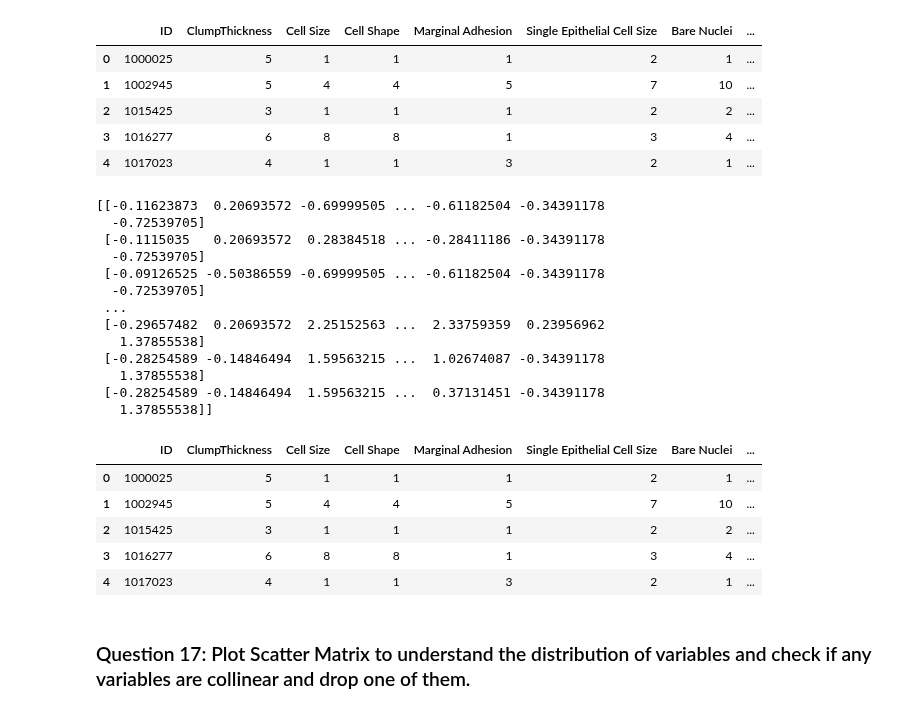
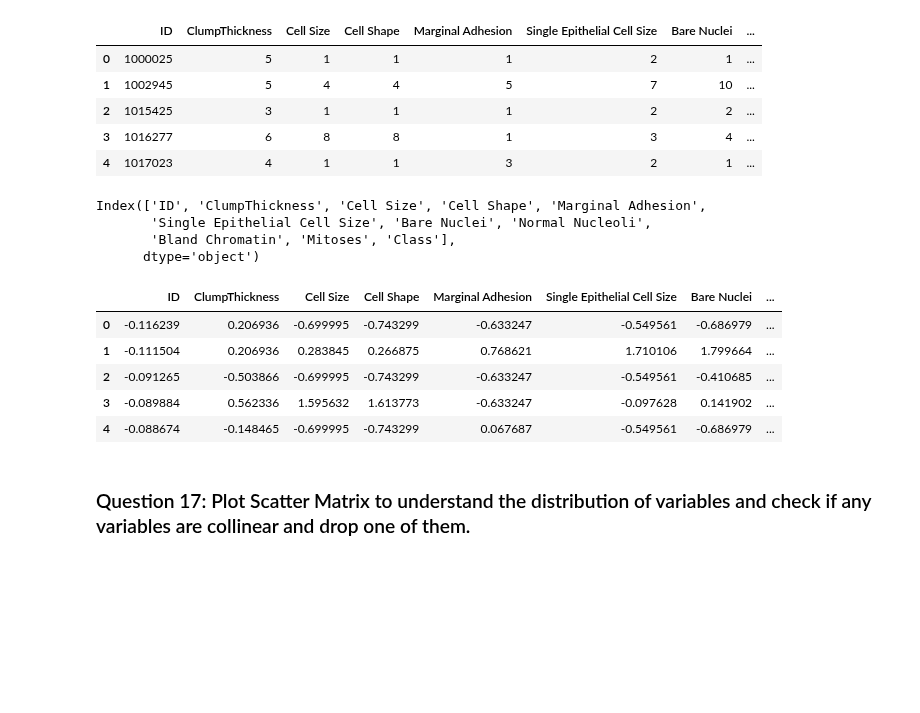
Before and after one commit to RitulAnupran/GreatLakes_assignment, a Jupyter notebook: R2_Internal_Lab_Questions.ipynb, the cells around one changed output. Drawn from its saved outputs; the diff is of its cells as text; code cells hidden in the pictures; blank space fills up the shorter version.

```diff
--- a/R2_Internal_Lab_Questions.ipynb
+++ b/R2_Internal_Lab_Questions.ipynb
@@ -403,31 +403,27 @@ StandardScaler(copy=True, with_mean=True, with_std=True)
 | 2 | 1015425 | 3 | 1 | 1 | 1 | 2 | 2 | ... |
 | 3 | 1016277 | 6 | 8 | 8 | 1 | 3 | 4 | ... |
 | 4 | 1017023 | 4 | 1 | 1 | 3 | 2 | 1 | ... |
+# %%
+col_names=bc2.columns
+col_names
+# %% [output]
+Index(['ID', 'ClumpThickness', 'Cell Size', 'Cell Shape', 'Marginal Adhesion',
+       'Single Epithelial Cell Size', 'Bare Nuclei', 'Normal Nucleoli',
+       'Bland Chromatin', 'Mitoses', 'Class'],
+      dtype='object')
 # %%
 from sklearn.preprocessing import StandardScaler
 scaler = StandardScaler()
-print(scaler.fit_transform(bc2))
-bc2.head()
+scaler_tranform = scaler.fit_transform(bc2)
+scaler_tranform1 = pd.DataFrame(scaler_tranform,columns=col_names)
+scaler_tranform1.head()
 # %% [output]
-[[-0.11623873  0.20693572 -0.69999505 ... -0.61182504 -0.34391178
-  -0.72539705]
- [-0.1115035   0.20693572  0.28384518 ... -0.28411186 -0.34391178
-  -0.72539705]
- [-0.09126525 -0.50386559 -0.69999505 ... -0.61182504 -0.34391178
-  -0.72539705]
- ...
- [-0.29657482  0.20693572  2.25152563 ...  2.33759359  0.23956962
-   1.37855538]
- [-0.28254589 -0.14846494  1.59563215 ...  1.02674087 -0.34391178
-   1.37855538]
- [-0.28254589 -0.14846494  1.59563215 ...  0.37131451 -0.34391178
-   1.37855538]]
 |  | ID | ClumpThickness | Cell Size | Cell Shape | Marginal Adhesion | Single Epithelial Cell Size | Bare Nuclei | ... |
-| 0 | 1000025 | 5 | 1 | 1 | 1 | 2 | 1 | ... |
-| 1 | 1002945 | 5 | 4 | 4 | 5 | 7 | 10 | ... |
-| 2 | 1015425 | 3 | 1 | 1 | 1 | 2 | 2 | ... |
-| 3 | 1016277 | 6 | 8 | 8 | 1 | 3 | 4 | ... |
-| 4 | 1017023 | 4 | 1 | 1 | 3 | 2 | 1 | ... |
+| 0 | -0.116239 | 0.206936 | -0.699995 | -0.743299 | -0.633247 | -0.549561 | -0.686979 | ... |
+| 1 | -0.111504 | 0.206936 | 0.283845 | 0.266875 | 0.768621 | 1.710106 | 1.799664 | ... |
+| 2 | -0.091265 | -0.503866 | -0.699995 | -0.743299 | -0.633247 | -0.549561 | -0.410685 | ... |
+| 3 | -0.089884 | 0.562336 | 1.595632 | 1.613773 | -0.633247 | -0.097628 | 0.141902 | ... |
+| 4 | -0.088674 | -0.148465 | -0.699995 | -0.743299 | 0.067687 | -0.549561 | -0.686979 | ... |
 # %% [markdown]
 ### Question 17: Plot Scatter Matrix to understand the distribution of variables and check if any variables are collinear and drop one of them.
 # %%
```
Also changed, not shown: parts of 5 cells of this notebook.
